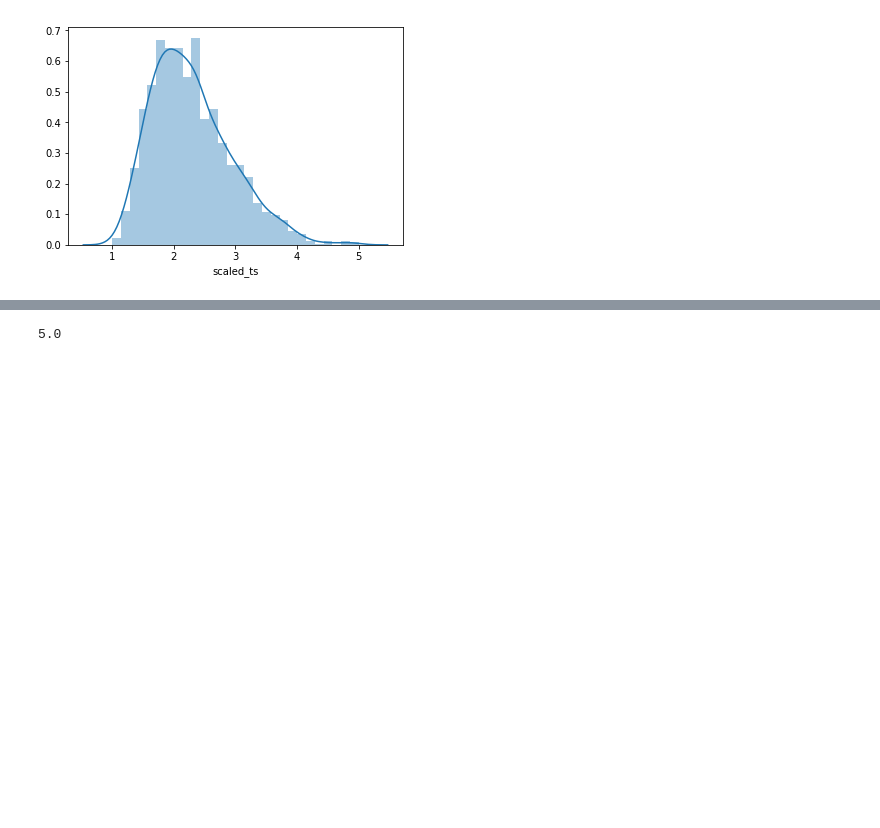
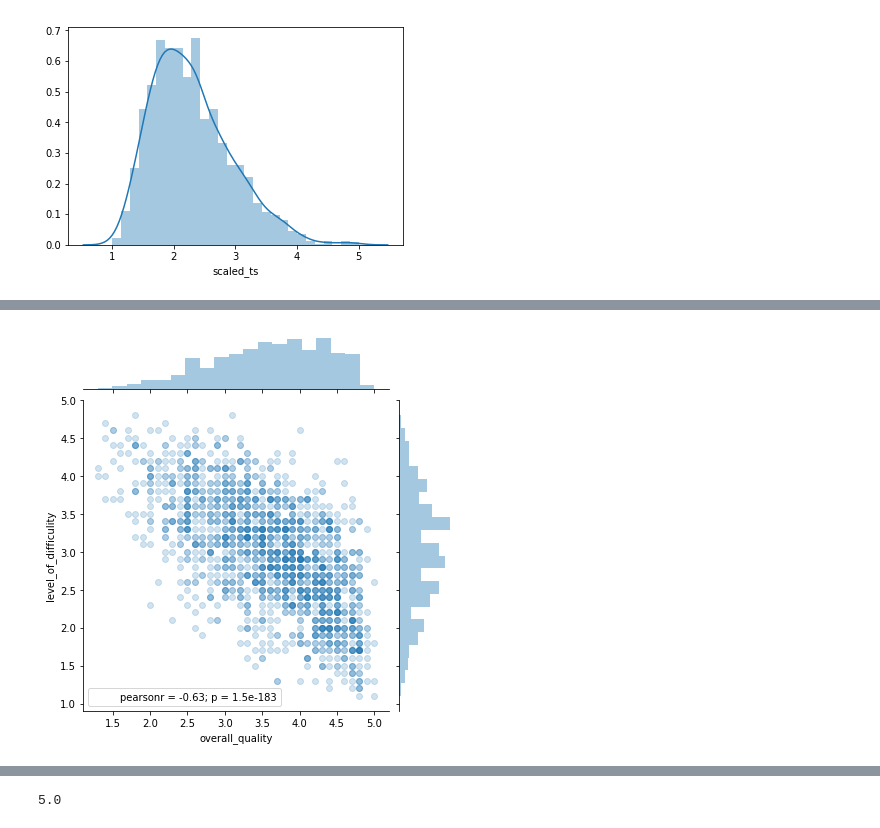
Before and after one commit to zafrinMinoti/rate-my-professor, a Jupyter notebook: notebooks/Post Analysis.ipynb, the cells around one changed output, grey strips where cells are left out. Cells and saved outputs as stored; diff of their text form; code cells hidden in the pictures; blank space fills up the shorter version.

```diff
--- a/notebooks/Post Analysis.ipynb
+++ b/notebooks/Post Analysis.ipynb
@@ -197,0 +218,8 @@ prof.dropna()
+# %%
+sns_plot = sns.jointplot(x='overall_quality',
+                         y='level_of_difficulity',
+                         data=prof,
+                         alpha = 0.2)
+sns_plot.savefig(imgpath+'/pre_overall_quality_level_of_difficulity_joinplot.png')
+# %% [output]
+[figure, added]
```
Also changed, not shown: parts of 35 cells of this notebook, 3 other files.
